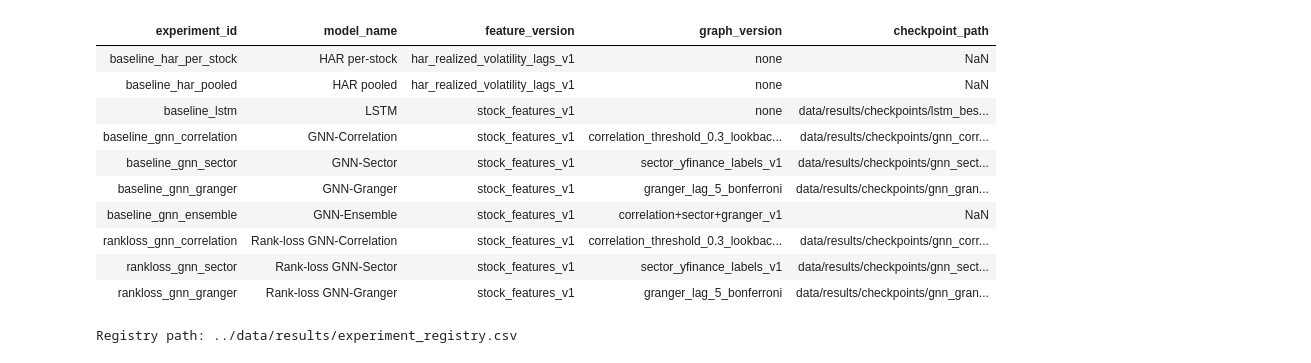
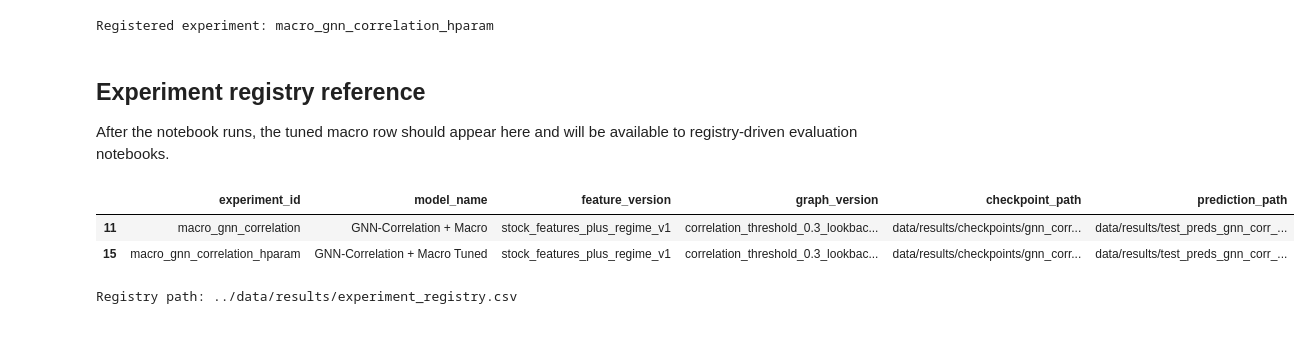
Before and after one commit to waderylan/sp500-gnn, a Jupyter notebook: notebooks/04b_gnn_hparam_search.ipynb, the cells around one changed output. Saved outputs shown, nothing was run; the diff lists cells and outputs as text; code cells hidden in the pictures; blank space fills up the shorter version.

Commit message:
evaluate new macro models, run hyperparam search on gnn to identify best new model

```diff
--- a/notebooks/04b_gnn_hparam_search.ipynb
+++ b/notebooks/04b_gnn_hparam_search.ipynb
@@ -275,25 +408,55 @@ Current training and evaluation artifacts should be registered before downstream
+# %%
+# Register the validation-selected tuned macro model as a distinct experiment row.
+hparams = {
+    **best_config,
+    'architecture': 'GNNModelV2',
+    'search_artifact': 'data/results/gnn_corr_macro_hparam_search_results.json',
+    'selection_metric': 'validation_mse',
+}
+
+register_experiment(
+    {
+        'experiment_id': 'macro_gnn_correlation_hparam',
+        'model_name': 'GNN-Correlation + Macro Tuned',
+        'model_family': 'GNN',
+        'graph_type': 'correlation',
+        'loss_type': 'mse',
+        'feature_version': FEATURE_VERSION,
+        'graph_version': f'correlation_threshold_{config.CORR_THRESHOLD}_lookback_{config.CORR_LOOKBACK_DAYS}',
+        'checkpoint_path': f'data/results/checkpoints/{BEST_CHECKPOINT_NAME}',
+        'train_split': '2015-2019',
+        'val_split': '2020-2023',
+        'test_split': '2024-2025',
+        'hyperparameters': json.dumps(hparams, sort_keys=True),
+        'validation_metrics_path': 'data/results/gnn_corr_macro_hparam_search_results.json',
+        'test_metrics_path': '',
+        'portfolio_metrics_path': '',
+        'prediction_path': 'data/results/test_preds_gnn_corr_macro_hparam.parquet',
+        'validation_prediction_path': 'data/results/gnn_corr_macro_hparam_val_preds.parquet',
+        'notes': 'Validation-selected correlation GNN hyperparameter search on stock_features_plus_regime_v1.',
+    },
+    overwrite=True,
+)
+print('Registered experiment: macro_gnn_correlation_hparam')
+# %% [output]
+Registered experiment: macro_gnn_correlation_hparam
+# %% [markdown]
+## Experiment registry reference
+
+After the notebook runs, the tuned macro row should appear here and will be available to registry-driven evaluation notebooks.
 # %%
-# REGISTRY_REFERENCE_CELL
-from pathlib import Path
-import pandas as pd
-from IPython.display import display
-
 registry_path = Path('../data/results/experiment_registry.csv')
 registry = pd.read_csv(registry_path)
-display(registry[['experiment_id', 'model_name', 'feature_version', 'graph_version', 'checkpoint_path']])
+preview = registry.loc[
+    registry['experiment_id'].isin(['macro_gnn_correlation', 'macro_gnn_correlation_hparam']),
+    ['experiment_id', 'model_name', 'feature_version', 'graph_version', 'checkpoint_path', 'prediction_path'],
+]
+display(preview)
 print(f'Registry path: {registry_path.as_posix()}')
 # %% [output]
-| experiment_id | model_name | feature_version | graph_version | checkpoint_path |
-| baseline_har_per_stock | HAR per-stock | har_realized_volatility_lags_v1 | none | NaN |
-| baseline_har_pooled | HAR pooled | har_realized_volatility_lags_v1 | none | NaN |
-| baseline_lstm | LSTM | stock_features_v1 | none | data/results/checkpoints/lstm_bes... |
-| baseline_gnn_correlation | GNN-Correlation | stock_features_v1 | correlation_threshold_0.3_lookbac... | data/results/checkpoints/gnn_corr... |
-| baseline_gnn_sector | GNN-Sector | stock_features_v1 | sector_yfinance_labels_v1 | data/results/checkpoints/gnn_sect... |
-| baseline_gnn_granger | GNN-Granger | stock_features_v1 | granger_lag_5_bonferroni | data/results/checkpoints/gnn_gran... |
-| baseline_gnn_ensemble | GNN-Ensemble | stock_features_v1 | correlation+sector+granger_v1 | NaN |
-| rankloss_gnn_correlation | Rank-loss GNN-Correlation | stock_features_v1 | correlation_threshold_0.3_lookbac... | data/results/checkpoints/gnn_corr... |
-| rankloss_gnn_sector | Rank-loss GNN-Sector | stock_features_v1 | sector_yfinance_labels_v1 | data/results/checkpoints/gnn_sect... |
-| rankloss_gnn_granger | Rank-loss GNN-Granger | stock_features_v1 | granger_lag_5_bonferroni | data/results/checkpoints/gnn_gran... |
+|  | experiment_id | model_name | feature_version | graph_version | checkpoint_path | prediction_path |
+| 11 | macro_gnn_correlation | GNN-Correlation + Macro | stock_features_plus_regime_v1 | correlation_threshold_0.3_lookbac... | data/results/checkpoints/gnn_corr... | data/results/test_preds_gnn_corr_... |
+| 15 | macro_gnn_correlation_hparam | GNN-Correlation + Macro Tuned | stock_features_plus_regime_v1 | correlation_threshold_0.3_lookbac... | data/results/checkpoints/gnn_corr... | data/results/test_preds_gnn_corr_... |
 Registry path: ../data/results/experiment_registry.csv
 # %%
 import matplotlib.pyplot as plt
```
Also changed, not shown: parts of 16 cells of this notebook, 7 other files.
